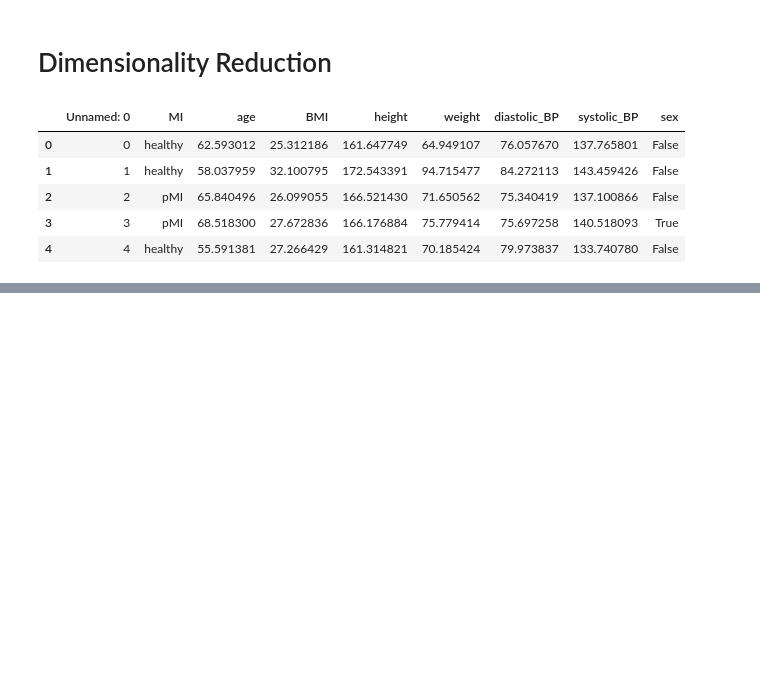
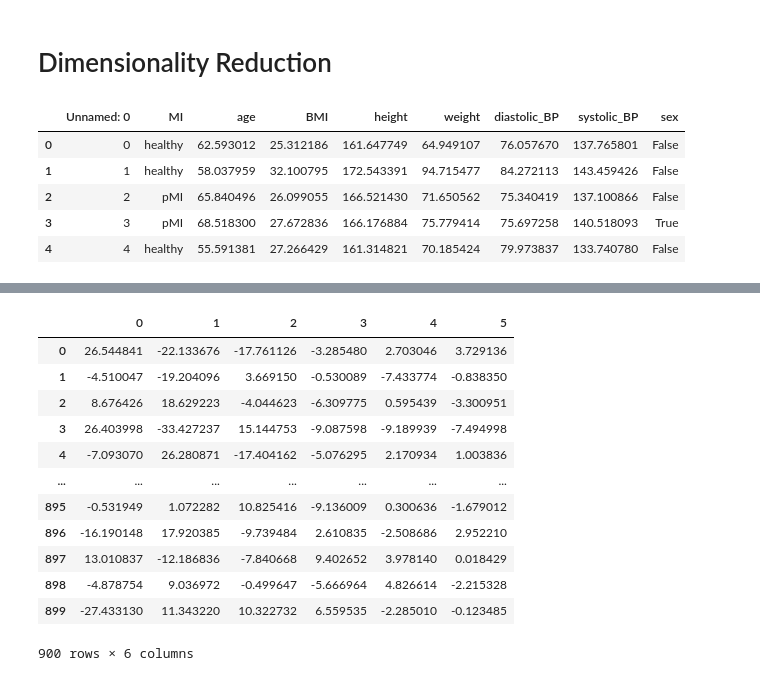
Before and after one commit to emilynurden/myocardial-infarction-predictions, a Jupyter notebook: notebooks:/Dim_reduction.ipynb, the cells around one changed output, grey strips where cells are left out. Drawn from its saved outputs; the diff is of its cells as text; code cells hidden in the pictures; blank space fills up the shorter version.

```diff
--- a/notebooks:/Dim_reduction.ipynb
+++ b/notebooks:/Dim_reduction.ipynb
@@ -63,0 +66,14 @@ array([[-20.157444  ,  17.62280464,   8.63055611, ..., -15.38268089,
+# %%
+#PCA algorithm
+
+#centre and standardise the data
+data_centred = (data_matrix - data_matrix.mean()) / data_matrix.std(ddof=0)
+
+#run PCA
+pca = PCA()
+pca.fit(data_centred)
+
+#collect PCA summary
+sd = np.sqrt(pca.explained_variance_)
+prop_explained = pca.explained_variance_ratio_
+cumulative_explained = np.cumsum(prop_explained)
@@ -63,0 +143,20 @@ array([[-20.157444  ,  17.62280464,   8.63055611, ..., -15.38268089,
+# %%
+#visualise the first 6 modes using code from slides
+scores = pca.transform(data_centred)
+
+demographics = pd.read_csv('../data:/training_data/mixed_demographics.csv')
+
+#construct dataframe adding demographics and disease status
+scores_df = pd.DataFrame(scores[:,0:6], columns = [f"PC{i}" for i in range(1,7)])
+scores_df["disease_status"] = demographics["MI"]
+scores_df["sex"] = demographics["sex"]
+
+scores_df["disease_by_sex"] = scores_df["disease_status"].astype("str") + scores_df["sex"].astype("str")
+
+scores_df.drop(658, inplace=True)
+#PCs = ["PC1", "PC2", "PC3", "PC4", "PC5"]
+
+sns.set_style("white")
+sns.pairplot(scores_df.colum, diag_kind="hist", corner=True, hue='disease_by_sex')
+plt.suptitle("Pairwise Scatterplots of PCA Scores")
+plt.show()
@@ -63,0 +218,17 @@ array([[-20.157444  ,  17.62280464,   8.63055611, ..., -15.38268089,
+# %%
+#investigate variation explained by the PCs
+scores_df.iloc[:,0:6]
+# %% [output]
+|  | 0 | 1 | 2 | 3 | 4 | 5 |
+| 0 | 26.544841 | -22.133676 | -17.761126 | -3.285480 | 2.703046 | 3.729136 |
+| 1 | -4.510047 | -19.204096 | 3.669150 | -0.530089 | -7.433774 | -0.838350 |
+| 2 | 8.676426 | 18.629223 | -4.044623 | -6.309775 | 0.595439 | -3.300951 |
+| 3 | 26.403998 | -33.427237 | 15.144753 | -9.087598 | -9.189939 | -7.494998 |
+| 4 | -7.093070 | 26.280871 | -17.404162 | -5.076295 | 2.170934 | 1.003836 |
+| ... | ... | ... | ... | ... | ... | ... |
+| 895 | -0.531949 | 1.072282 | 10.825416 | -9.136009 | 0.300636 | -1.679012 |
+| 896 | -16.190148 | 17.920385 | -9.739484 | 2.610835 | -2.508686 | 2.952210 |
+| 897 | 13.010837 | -12.186836 | -7.840668 | 9.402652 | 3.978140 | 0.018429 |
+| 898 | -4.878754 | 9.036972 | -0.499647 | -5.666964 | 4.826614 | -2.215328 |
+| 899 | -27.433130 | 11.343220 | 10.322732 | 6.559535 | -2.285010 | -0.123485 |
+900 rows × 6 columns
```
Also changed, not shown: parts of 11 cells of this notebook.
